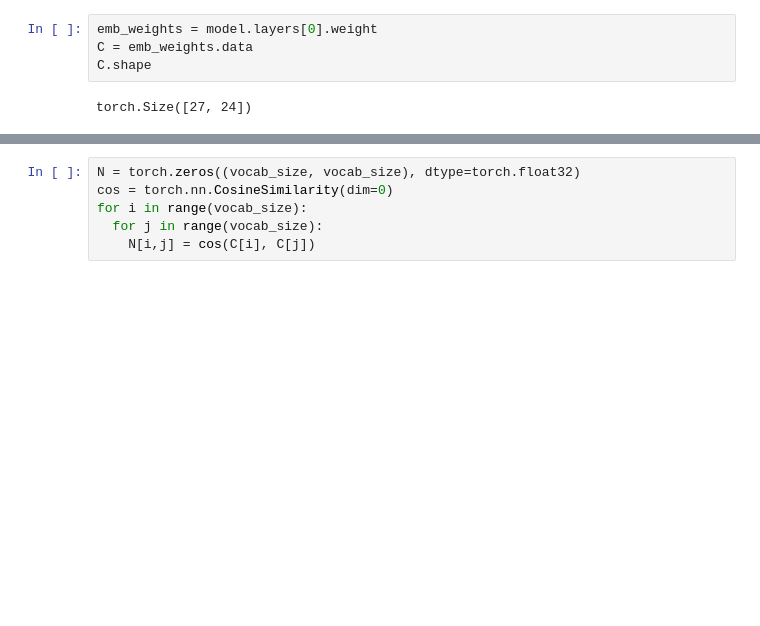
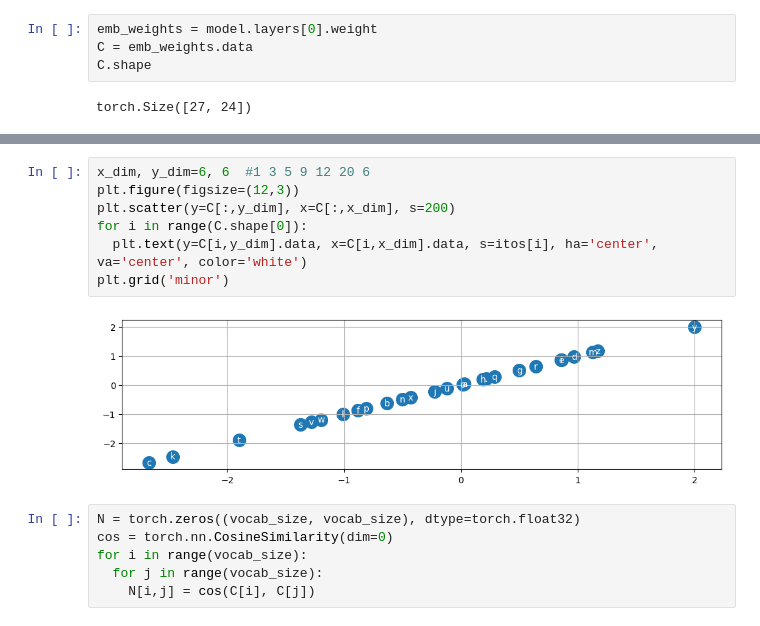
Before and after one commit to romenlaw/NaiveNeuralNetwork, a Jupyter notebook: makemore_wavenet.ipynb, the cells around one changed output, grey strips where cells are left out. Cells and saved outputs as stored; diff of their text form; blank space fills up the shorter version.

```diff
--- a/makemore_wavenet.ipynb
+++ b/makemore_wavenet.ipynb
@@ -519,3 +519,12 @@ plt.grid('minor')
+# %%
+x_dim, y_dim=6, 6  #1 3 5 9 12 20 6
+plt.figure(figsize=(12,3))
+plt.scatter(y=C[:,y_dim], x=C[:,x_dim], s=200)
+for i in range(C.shape[0]):
+  plt.text(y=C[i,y_dim].data, x=C[i,x_dim].data, s=itos[i], ha='center', va='center', color='white')
+plt.grid('minor')
+# %% [output]
+[figure, added]
 # %%
 N = torch.zeros((vocab_size, vocab_size), dtype=torch.float32)
 cos = torch.nn.CosineSimilarity(dim=0)
```
Also changed, not shown: parts of 7 cells of this notebook.
